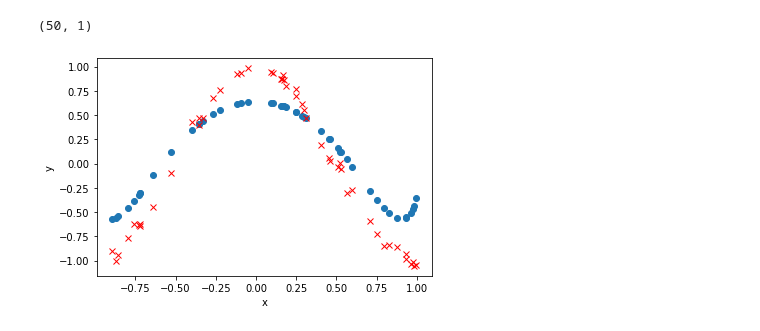
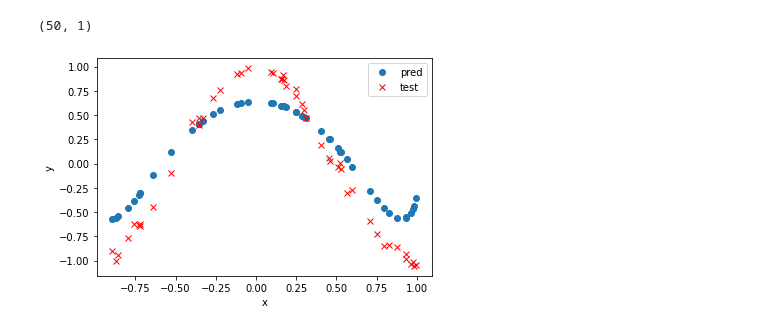
Before and after one commit to koke-saka/quantum-machine-learning, a Jupyter notebook: tf-quantum/QuantumCircuitLearning-TFQ.ipynb, the cells around one changed output. Cells and saved outputs as stored; diff of their text form; code cells hidden in the pictures.

```diff
--- a/tf-quantum/QuantumCircuitLearning-TFQ.ipynb
+++ b/tf-quantum/QuantumCircuitLearning-TFQ.ipynb
@@ -132,7 +133,7 @@ def create_quantum_model(c_depth=3):
         builder.add_entangler(circuit,5)
         builder.add_layer(circuit, gate = cirq.XX, prefix='xx'+str(i))
         builder.add_layer(circuit, gate = cirq.ZZ, prefix='zz'+str(i))
-        builder.add_layer(circuit, gate = cirq.XX, prefix='xx'+str(i))
+        builder.add_layer(circuit, gate = cirq.XX, prefix='xx1'+str(i))
 
     return circuit, cirq.Z(readout)
 # %%
@@ -219,10 +220,10 @@ y_pred.shape
 # %%
 plt.plot(x_test,y_pred,"o",label="pred")
 plt.plot(x_test,y_test,"xr",label="test")
 plt.xlabel('x')
 plt.ylabel('y')
-p
+plt.legend()
 #plt.show()
 plt.savefig('fig1.png')
 # %% [output]
-[figure, old version]
+[figure, new version]
```
Also changed, not shown: parts of 3 cells of this notebook.
